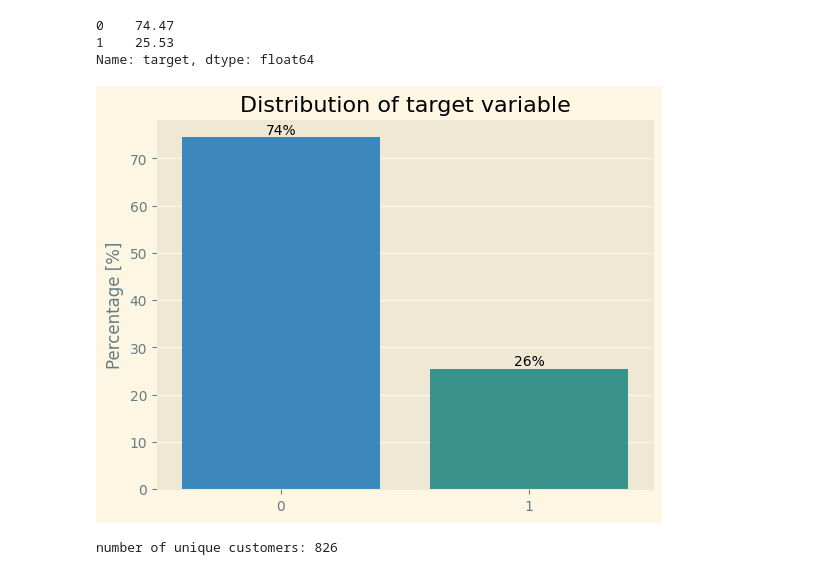
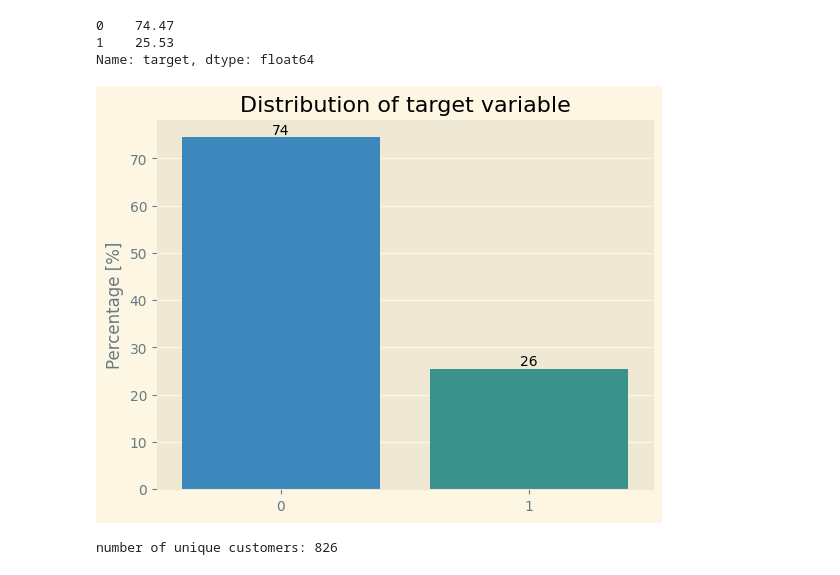
Before and after one commit to rohitgupta20/amex-default-prediction, a Jupyter notebook: amex default-prediction.ipynb, the cells around one changed output. Cells and saved outputs as stored; diff of their text form; code cells hidden in the pictures.

```diff
--- a/amex default-prediction.ipynb
+++ b/amex default-prediction.ipynb
@@ -365,12 +365,12 @@ tmp
 Name: target, dtype: float64
 # %%
 ax = sns.barplot(x=tmp.index,y=tmp.values)
-ax.bar_label(ax.containers[0],fmt='%.f%%')
+ax.bar_label(ax.containers[0],fmt='%.f')
 plt.title('Distribution of target variable')
 plt.ylabel('Percentage [%]')
 plt.show()
 # %% [output]
-[figure, old version]
+[figure, new version]
 # %%
 # number of unique customers
 print(f'number of unique customers: {final_df["customer_ID"].nunique()}')
```
Also changed, not shown: parts of 11 cells of this notebook.
